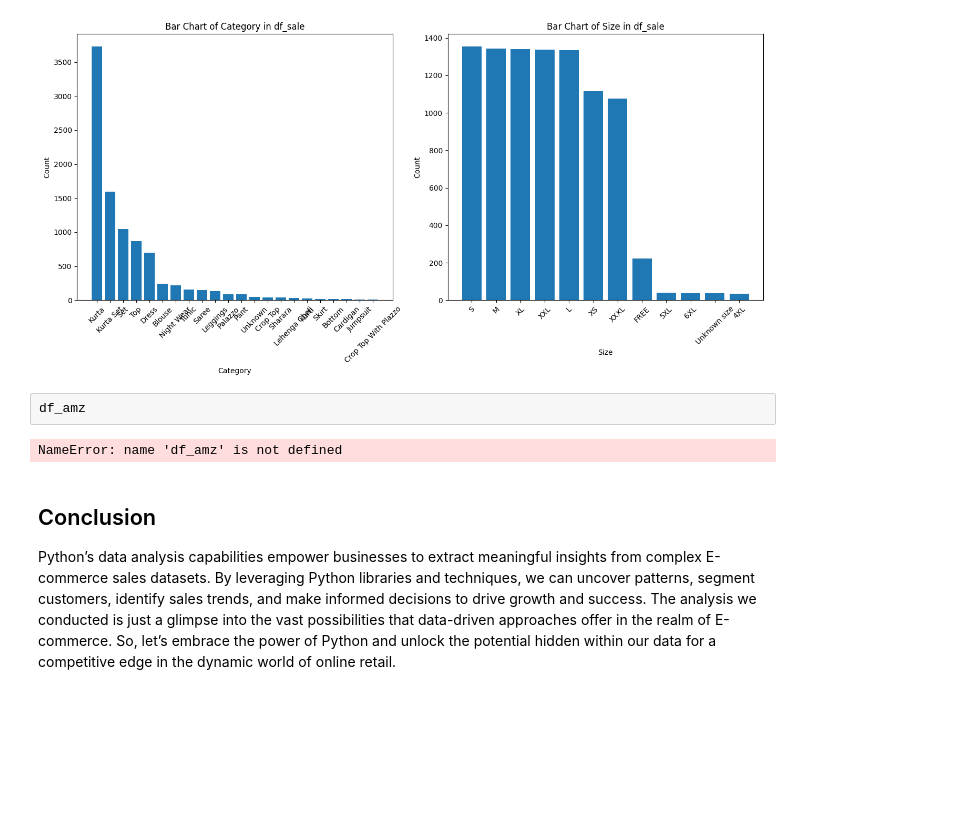
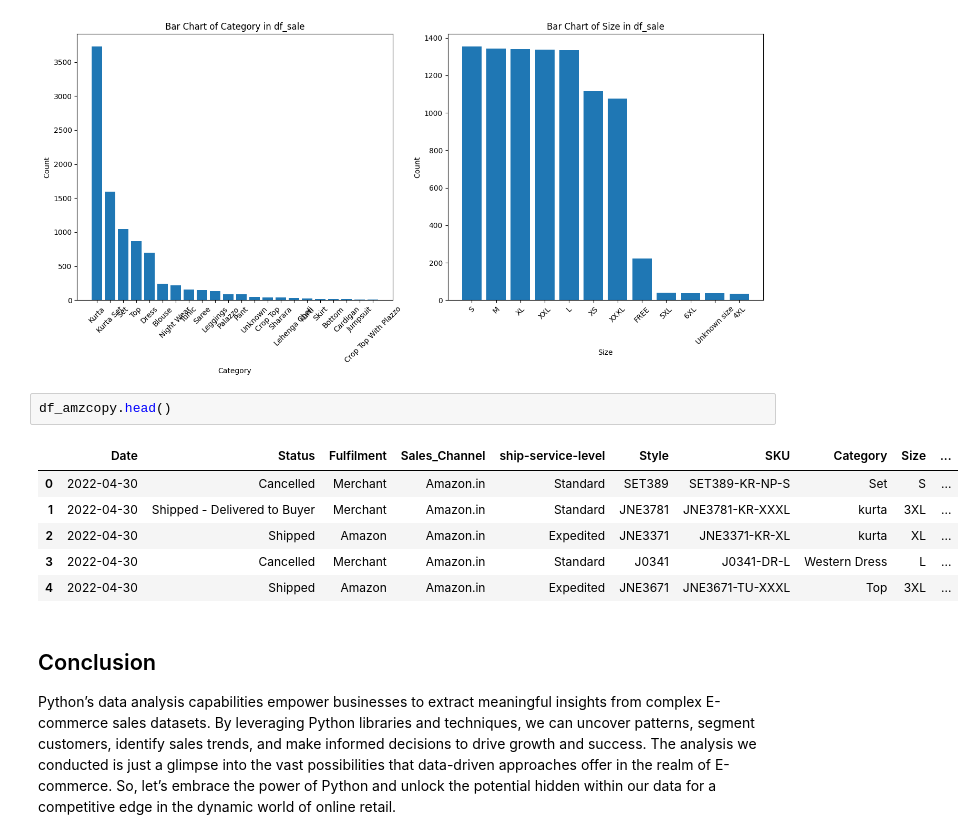
Before and after one commit to arunp77/Data-analysis-projects, a Jupyter notebook: E-commerce/ecommerce-data-analysis.ipynb, the cells around one changed output. Cells and saved outputs as stored; diff of their text form; blank space fills up the shorter version.

```diff
--- a/E-commerce/ecommerce-data-analysis.ipynb
+++ b/E-commerce/ecommerce-data-analysis.ipynb
@@ -760,10 +728,15 @@ plt.tight_layout()
 plt.show()
 # %% [output]
 [figure]
-# %%
-df_amz
-# %% [output]
-NameError: name 'df_amz' is not defined
+# %%
+df_amzcopy.head()
+# %% [output]
+|  | Date | Status | Fulfilment | Sales_Channel | ship-service-level | Style | SKU | Category | Size | ... |
+| 0 | 2022-04-30 | Cancelled | Merchant | Amazon.in | Standard | SET389 | SET389-KR-NP-S | Set | S | ... |
+| 1 | 2022-04-30 | Shipped - Delivered to Buyer | Merchant | Amazon.in | Standard | JNE3781 | JNE3781-KR-XXXL | kurta | 3XL | ... |
+| 2 | 2022-04-30 | Shipped | Amazon | Amazon.in | Expedited | JNE3371 | JNE3371-KR-XL | kurta | XL | ... |
+| 3 | 2022-04-30 | Cancelled | Merchant | Amazon.in | Standard | J0341 | J0341-DR-L | Western Dress | L | ... |
+| 4 | 2022-04-30 | Shipped | Amazon | Amazon.in | Expedited | JNE3671 | JNE3671-TU-XXXL | Top | 3XL | ... |
 # %% [markdown]
 ## Conclusion
 
```
Also changed, not shown: parts of 5 cells of this notebook.
